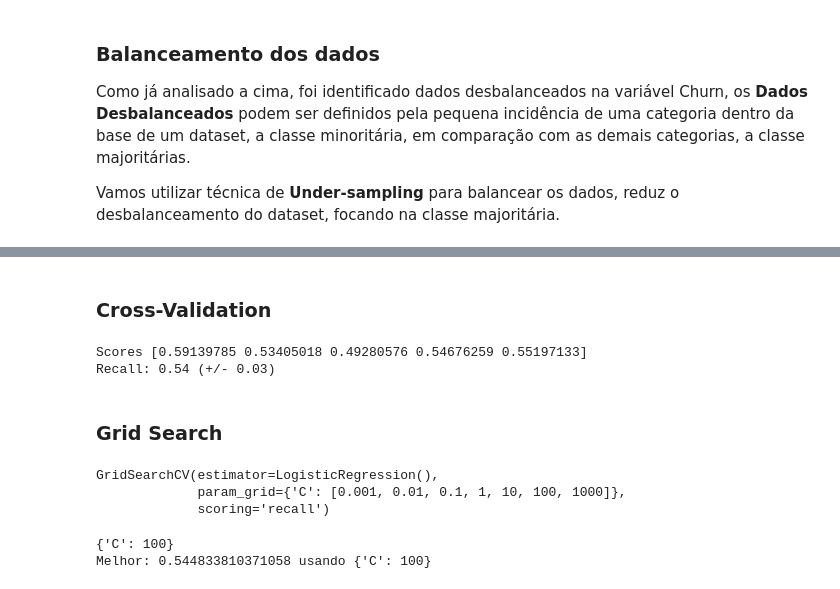
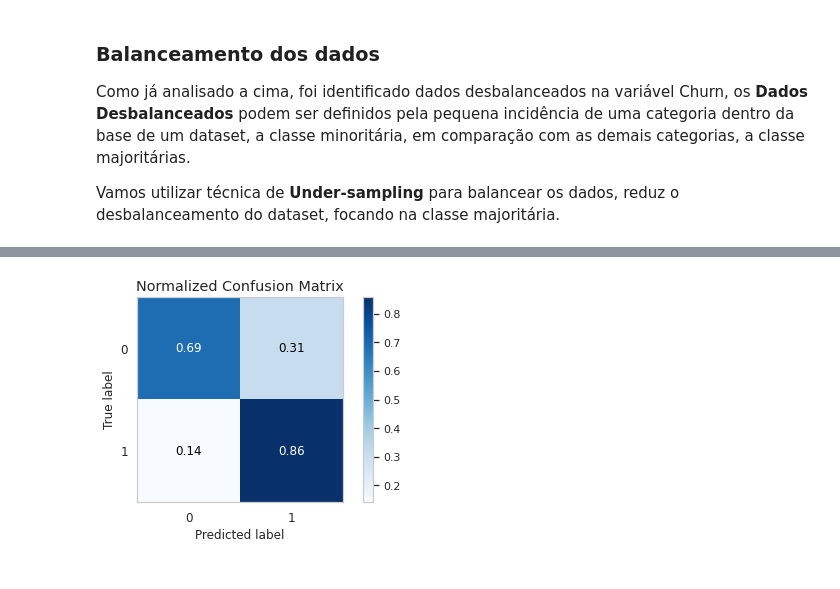
Before and after one commit to villani31/Churn_Predicition, a Jupyter notebook: Projeto_Churn-Predicition.ipynb, the cells around one changed output, grey strips where cells are left out. Cells and saved outputs as stored; diff of their text form; code cells hidden in the pictures.

```diff
--- a/Projeto_Churn-Predicition.ipynb
+++ b/Projeto_Churn-Predicition.ipynb
@@ -520,0 +542,14 @@ weighted avg       0.65      0.45      0.46      1761
+# %%
+# modelo final
+xgb = XGBClassifier(learning_rate=0.1, n_estimators=50, max_depth=3, min_child_weight=1, eval_metric='mlogloss')
+xgb.fit(X_rus, y_rus)
+
+# fazer a previsao
+X_test = scaler.transform(X_test)
+y_pred = xgb.predict(X_test)
+
+# Classification Report
+print(classification_report(y_test, y_pred))
+
+# imprimir a area sob a curva
+print('AUC: {:.4f}\n'.format(roc_auc_score(y_test, y_pred)))
@@ -545,36 +575,8 @@ plt.tight_layout()
-# %% [markdown]
-### Cross-Validation
-# %%
-# Cross-validation
-scores = cross_val_score(model, X_train_transformed, y_train, cv=5, scoring='recall')
-print('Scores', scores)
-print("Recall: {:.2f} (+/- {:.2f})".format(scores.mean(), scores.std()))
-# %% [output]
-Scores [0.59139785 0.53405018 0.49280576 0.54676259 0.55197133]
-Recall: 0.54 (+/- 0.03)
-# %% [markdown]
-### Grid Search
-# %%
-from sklearn.model_selection import GridSearchCV
-
-model = LogisticRegression()
-
-# Grid Search
-parameters = {
-    'C' : [0.001,0.01,0.1,1,10,100,1000]
-}
-
-clf = GridSearchCV(model, parameters, scoring='recall')
-clf.fit(X_train_transformed, y_train)
-# %% [output]
-GridSearchCV(estimator=LogisticRegression(),
-             param_grid={'C': [0.001, 0.01, 0.1, 1, 10, 100, 1000]},
-             scoring='recall')
-# %%
-print(clf.best_params_)
-print(('Melhor: {} usando {}'.format(clf.best_score_, clf.best_params_)))
-# %% [output]
-{'C': 100}
-Melhor: 0.544833810371058 usando {'C': 100}
+# %%
+# plotar matriz de confusao
+plot_confusion_matrix(y_test, y_pred, normalize=True)
+plt.tight_layout()
+# %% [output]
+[figure, added]
 # %% [markdown]
 ## Conclusão
```
Also changed, not shown: parts of 27 cells of this notebook.
